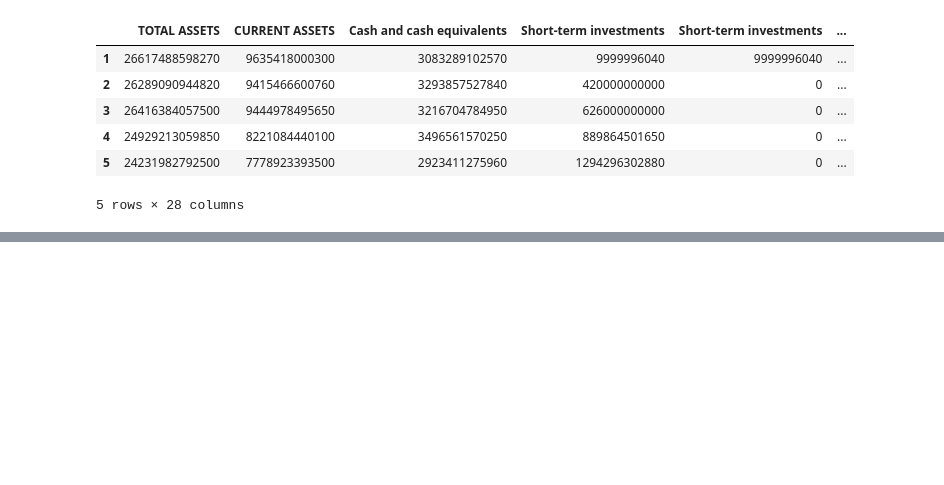
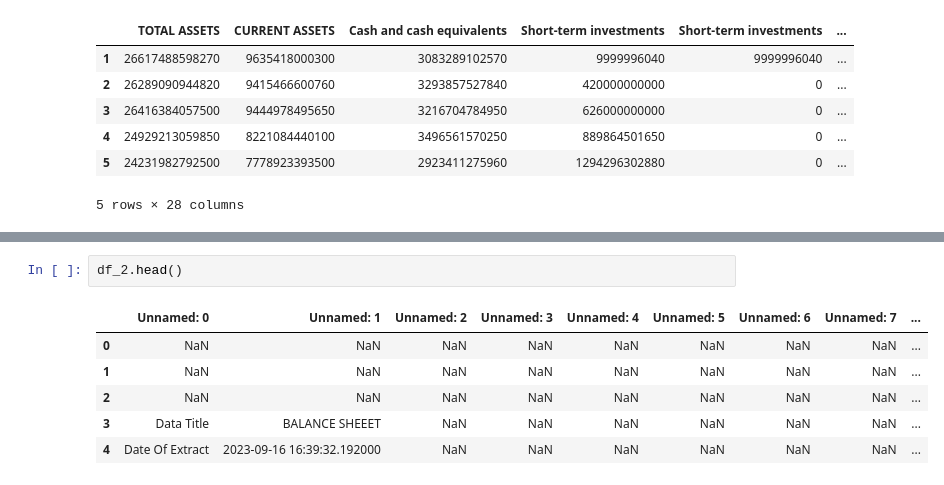
Before and after one commit to tranthanhbinh1/stock-recommendation-system, a Jupyter notebook: test2.ipynb, the cells around one changed output, grey strips where cells are left out. Cells and saved outputs as stored; diff of their text form; blank space fills up the shorter version.

```diff
--- a/test2.ipynb
+++ b/test2.ipynb
@@ -43,0 +80,9 @@ df2.head()
+# %%
+df_2.head()
+# %% [output]
+|  | Unnamed: 0 | Unnamed: 1 | Unnamed: 2 | Unnamed: 3 | Unnamed: 4 | Unnamed: 5 | Unnamed: 6 | Unnamed: 7 | ... |
+| 0 | NaN | NaN | NaN | NaN | NaN | NaN | NaN | NaN | ... |
+| 1 | NaN | NaN | NaN | NaN | NaN | NaN | NaN | NaN | ... |
+| 2 | NaN | NaN | NaN | NaN | NaN | NaN | NaN | NaN | ... |
+| 3 | Data Title | BALANCE SHEEET | NaN | NaN | NaN | NaN | NaN | NaN | ... |
+| 4 | Date Of Extract | 2023-09-16 16:39:32.192000 | NaN | NaN | NaN | NaN | NaN | NaN | ... |
```
Also changed, not shown: parts of 7 cells of this notebook, 2 other files.
